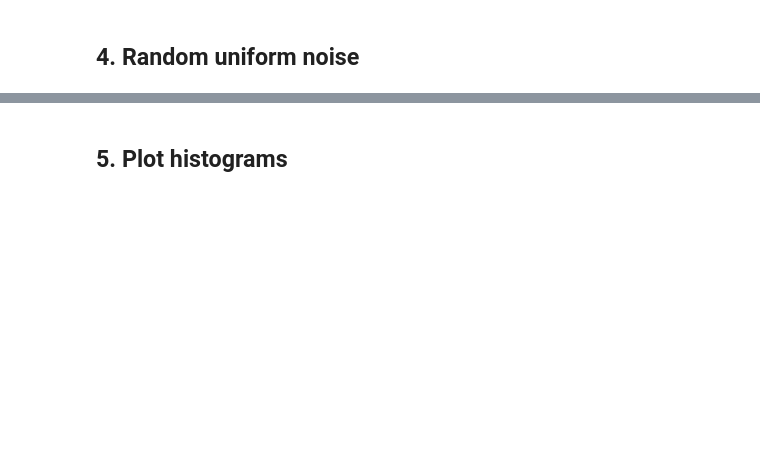
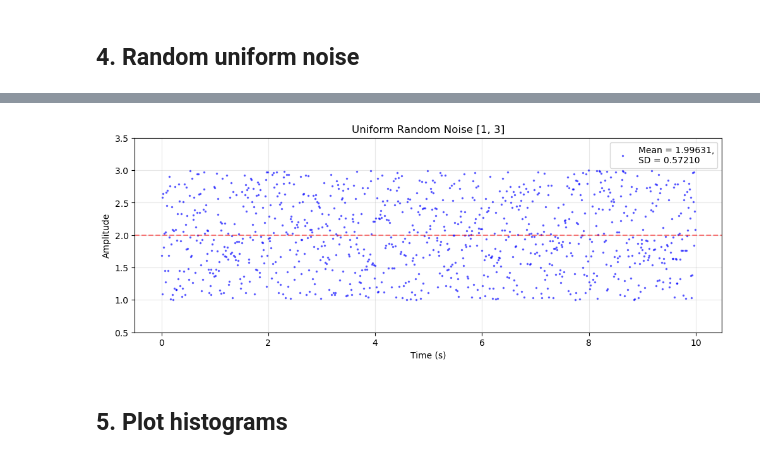
Before and after one commit to rjost1/DSP, a Jupyter notebook: homework1.ipynb, the cells around one changed output, grey strips where cells are left out. Saved outputs shown, nothing was run; the diff lists cells and outputs as text; code cells hidden in the pictures; blank space fills up the shorter version.

```diff
--- a/homework1.ipynb
+++ b/homework1.ipynb
@@ -122,3 +111,23 @@ SD of random noise with Numpy function = 0.58094
+# %%
+plt.figure(figsize=(12, 4))
+
+plt.subplot(1, 1, 1)
+
+plt.plot(T, random_noise, 'b.', markersize=3, alpha=0.5,
+         label=f'Mean = {random_mean1:.5f},\nSD = {random_sd2:.5f}'
+         )
+plt.xlabel('Time (s)')
+plt.ylabel('Amplitude')
+plt.title('Uniform Random Noise [1, 3]')
+plt.grid(True, alpha=0.3)
+plt.ylim([0.5, 3.5])
+plt.axhline(y=offset, color='r', linestyle='--', alpha=0.5)
+plt.legend()
+# Save figures
+# plt.savefig(r'C:\Users\robbyjost\Documents\DSP\figures\hw1')
+plt.show()
+# %% [output]
+[figure, new version]
 # %% [markdown]
 ## 5. Plot histograms
 # %%
```
Also changed, not shown: parts of 17 cells of this notebook.
